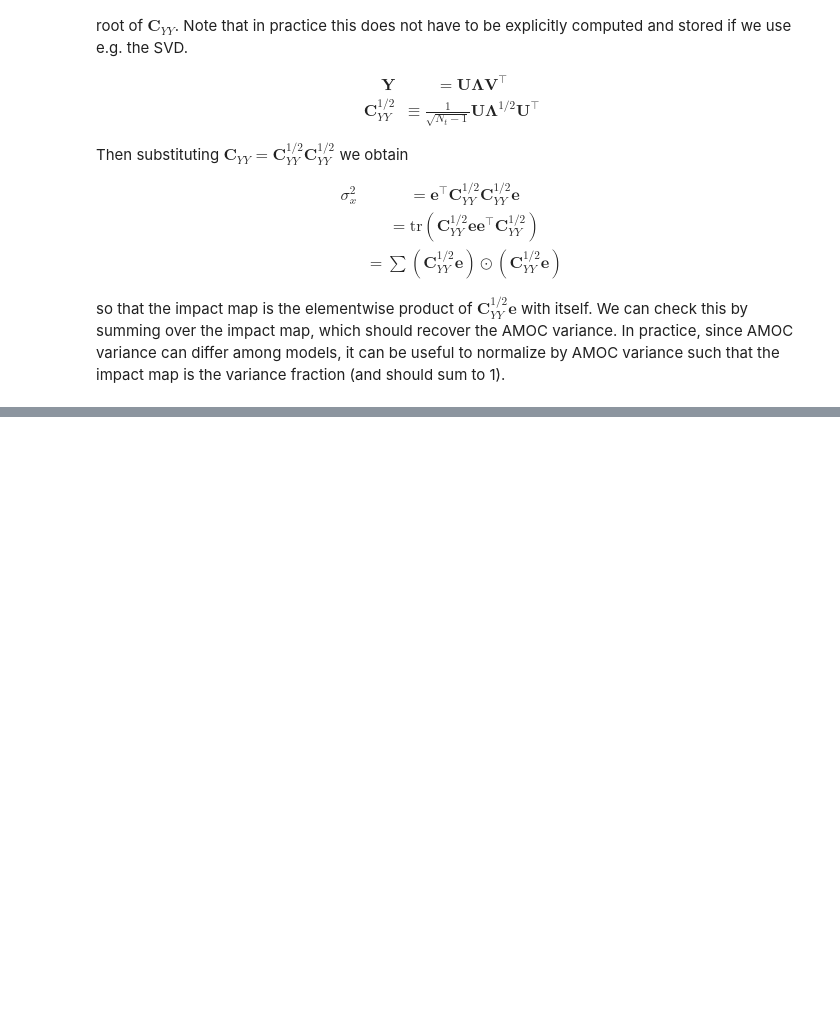
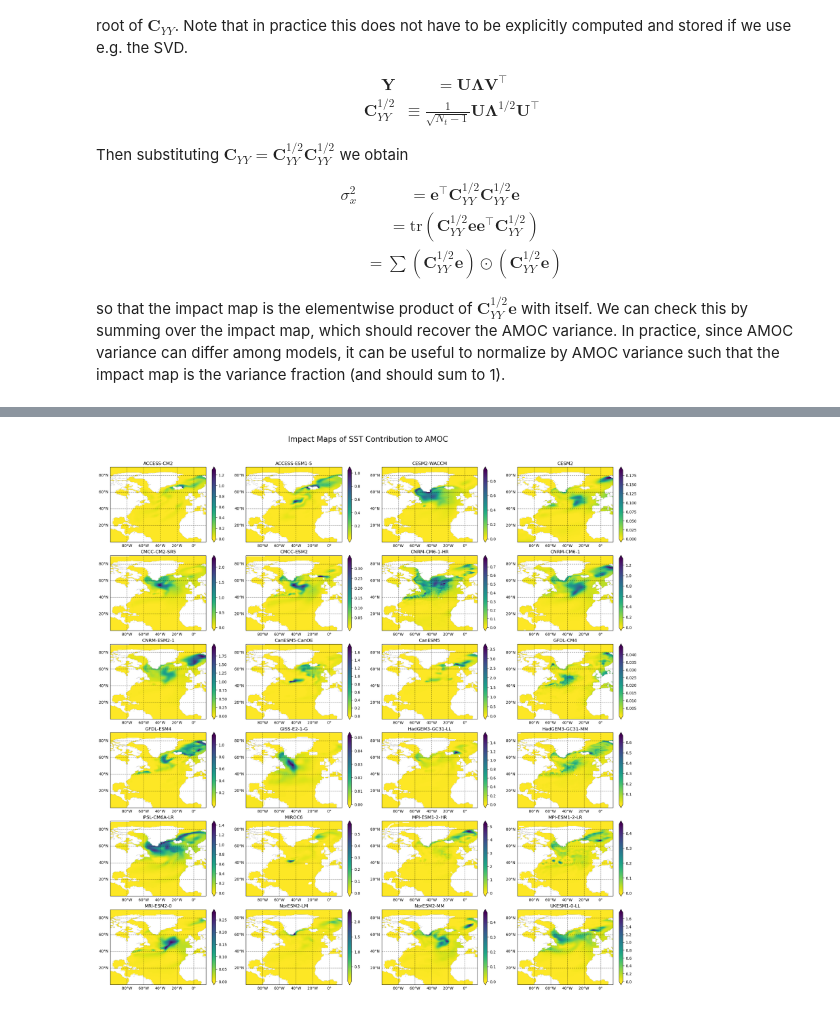
Before and after one commit to margarita-markina/MEZCAL, a Jupyter notebook: plot_impact_maps_contributing_to_recontructions.ipynb, the cells around one changed output, grey strips where cells are left out. Saved outputs shown, nothing was run; the diff lists cells and outputs as text; code cells hidden in the pictures; blank space fills up the shorter version.

```diff
--- a/plot_impact_maps_contributing_to_recontructions.ipynb
+++ b/plot_impact_maps_contributing_to_recontructions.ipynb
@@ -133 +96,9 @@ def compute_impact_map(f, sst, ny, nx, normalize=True):
+# %%
+running_mean_window = 20
+
+ts_by_model = load_sst_and_amoc_timeseries(model_names, amoc_institution_names, ens_members_appendices, scenario, PATH_SST, PATH_AMOC, lat_min, lat_max, lon_min, lon_max)
+# %%
+# Smooth
+
+smoothed_by_model = smooth_sst_and_amoc_timeseries(ts_by_model, running_mean_window)
 # %% [markdown]
@@ -210,0 +107,60 @@ fig.tight_layout()
+# %%
+# Set up plot
+fig, axes = plt.subplots(6, 4, figsize=(20, 20), subplot_kw={'projection': ccrs.PlateCarree()})
+axes = axes.ravel()
+
+for i, (model, ts_dict) in enumerate(smoothed_by_model.items()):
+    sst = ts_dict['sst']
+    amoc = ts_dict['amoc']
+
+    # Train regression and reconstruct AMOC
+    f = train_reg(sst, amoc)
+
+    # Compute and plot impact map
+    ny, nx = sst.sizes['lat'], sst.sizes['lon']
+    impact = compute_impact_map(f, sst, False)
+
+    im = impact.plot.pcolormesh(
+        ax=axes[i],
+        transform=ccrs.PlateCarree(),
+        x='lon', y='lat',
+        extend='both',
+        cmap='viridis_r',
+        #vmax=0.005,
+        add_colorbar=True,
+        shading='auto'
+    )
+
+    axes[i].set_title(f"{model}")
+    axes[i].coastlines()
+
+    # Add land feature
+    land = cfeature.NaturalEarthFeature(
+        'physical', 'land', '110m',
+        edgecolor='face', facecolor='white'
+    )
+    axes[i].add_feature(land)
+
+    # Set spatial extent
+    axes[i].set_extent([lon_min, lon_max, lat_min, lat_max], crs=ccrs.PlateCarree())
+
+    # Gridlines
+    gl = axes[i].gridlines(
+        crs=ccrs.PlateCarree(),
+        draw_labels=True,
+        linewidth=1,
+        color='black',
+        alpha=0.5,
+        linestyle='--'
+    )
+    gl.top_labels = False
+    gl.right_labels = False
+    gl.xformatter = LONGITUDE_FORMATTER
+    gl.yformatter = LATITUDE_FORMATTER
+
+# Finalize plot
+fig.suptitle("Impact Maps of SST Contribution to AMOC", fontsize=20, y=1.02)
+fig.tight_layout()
+plt.show()
+# %% [output]
+[figure, added]
```
Also changed, not shown: parts of 5 cells of this notebook, 2 other files.
